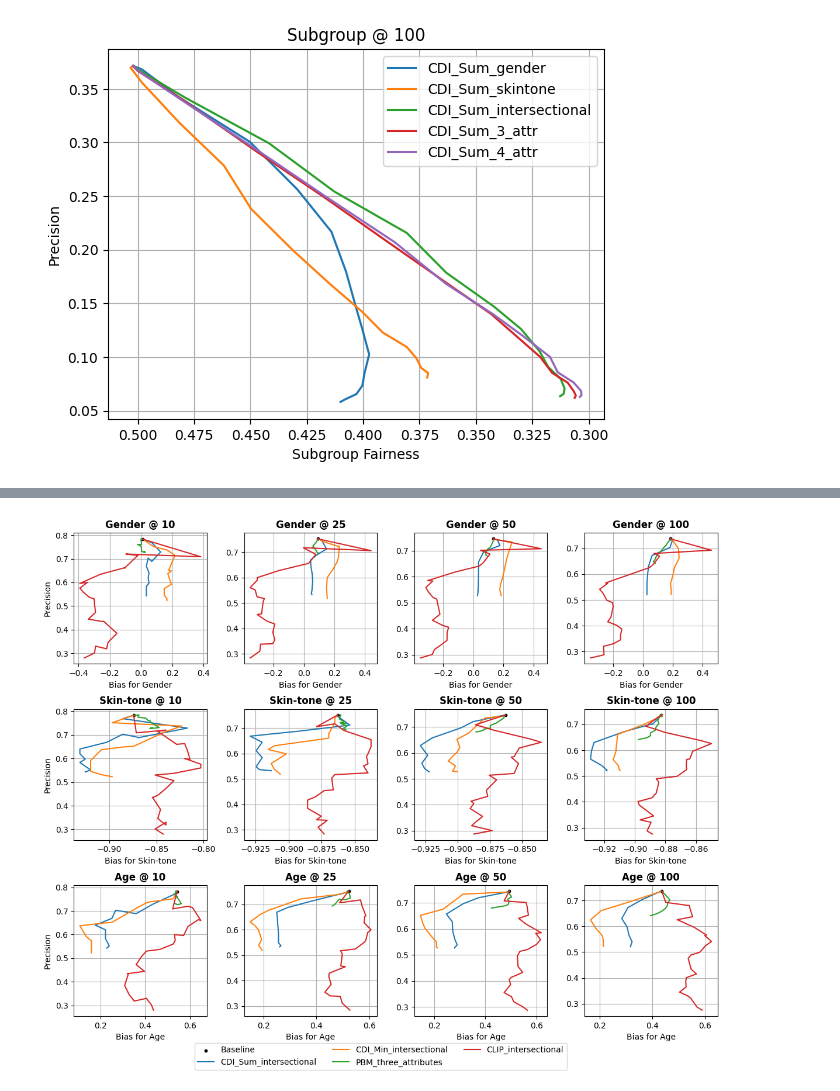
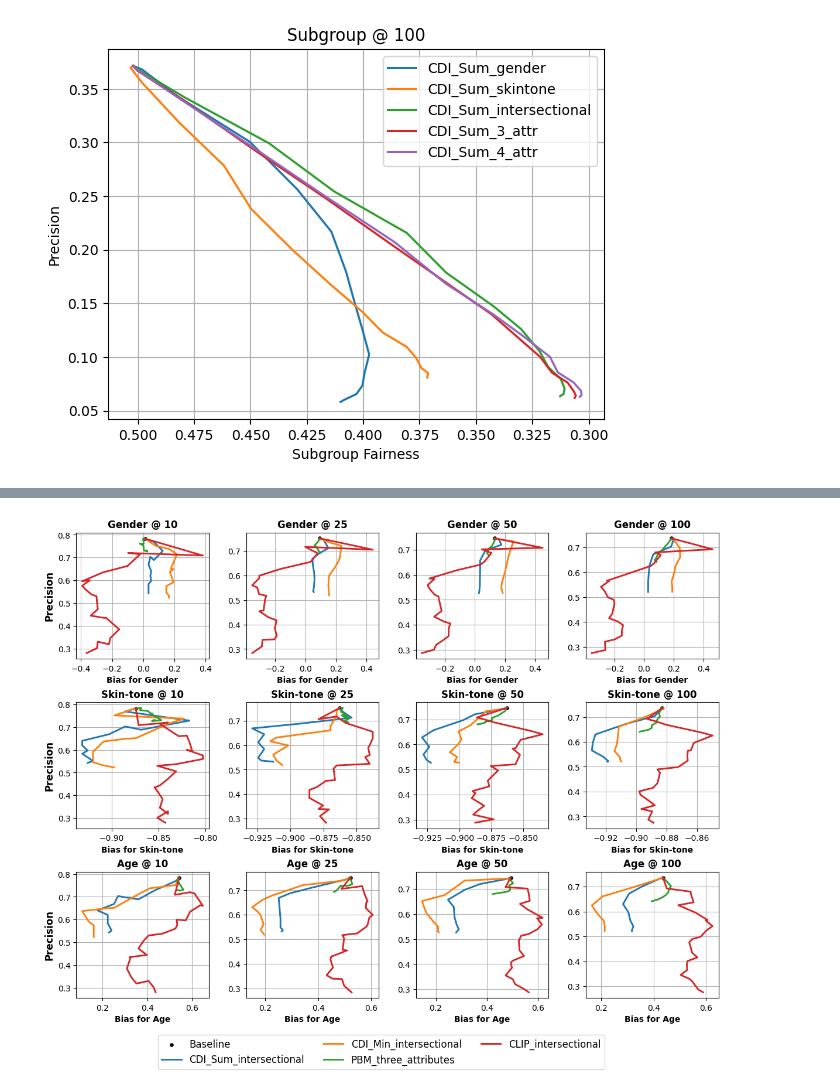
Before and after one commit to apg123/Thesis_CDI, a Jupyter notebook: plots.ipynb, the cells around one changed output, grey strips where cells are left out. Saved outputs shown, nothing was run; the diff lists cells and outputs as text; code cells hidden in the pictures.

```diff
--- a/plots.ipynb
+++ b/plots.ipynb
@@ -380,8 +380,8 @@ for i, k in enumerate(ks):
     ax[i].set_xlim(.8, 0)
     ax[i].grid(True)
     if j == 0:
-        ax[i].set_ylabel('Recall')
-    ax[i].set_xlabel('Gender Bias')
+        ax[i].set_ylabel('Recall', weight='bold', fontsize=12)
+    ax[i].set_xlabel('Gender Bias', weight='bold')
     for j, method in enumerate(methods):
         c = colors[j]
         data = giis[(giis['name'] == method) & (giis['k'] == k)]
@@ -391,12 +391,12 @@ for i, k in enumerate(ks):
             avg_c = avg_cats(data, "tol")
             #pareto_front = is_pareto_efficient_simple(avg_c, metric, 'Avg_Precision')
             pareto_points = avg_c #avg_c.iloc[pareto_front]
-            ax[i].plot(pareto_points['Avg_AbsBias_gender'], pareto_points['Avg_Recall'], label=method, c=c)
+            ax[i].plot(pareto_points['Avg_AbsBias_gender'], pareto_points['Avg_Recall'], label=method, c=c, linewidth=2.1)
 
     handles, labels = ax[i].get_legend_handles_labels()
-fig.legend(handles, labels, loc='lower center', ncols=4)
+fig.legend(handles, labels, loc='lower center', ncols=4, fontsize='large')
 fig.tight_layout(rect=[0, 0, 1.2, 1.2])
-fig.subplots_adjust(bottom=0.35)
+fig.subplots_adjust(bottom=0.42)
 fig.show()
 # %% [output]
 ['Baseline' 'CDI_Sum_gender' 'CDI_Sum_intersectional' 'CDI_Sum_skintone'
@@ -525,7 +488,7 @@ print(celeba_res['name'].unique())
 ks = [10, 25, 50, 100]
 titles = ['Gender', 'Skin-tone', 'Age', 'Subgroup Bias']
 metrics = ['Avg_AbsBias_Male', 'Avg_AbsBias_Pale_Skin', 'Avg_AbsBias_Young','Avg_Max_MC_Bias']
-core_methods = ['Baseline', 'CDI_Sum_4_attr', 'CDI_Min_4_attr', 'PBM_four_attributes', 'CLIP_add_concept', 'DebiasClip']
+core_methods = ['Baseline', 'CDI_Sum_4_attr', 'CDI_Min_4_attr', 'PBM_four_attributes', 'DebiasClip']
 fig, ax = plt.subplots(4, 4, figsize=(10, 10))
 
 for i in range(4):
@@ -538,11 +501,11 @@ for i in range(4):
         ax[i, j].set_xlim(1, 0)
         ax[i, j].grid(True)
         if j == 0:
-            ax[i, j].set_ylabel('Precision')
+            ax[i, j].set_ylabel('Precision', weight='bold', fontsize=12)
         if title == 'Subgroup Bias':
-            ax[i, j].set_xlabel('Max Subgroup Bias')
+            ax[i, j].set_xlabel('Max Subgroup Bias', weight='bold')
         else:
-            ax[i, j].set_xlabel(f'AbsBias for {title}')
+            ax[i, j].set_xlabel(f'AbsBias for {title}', weight='bold')
         for method in core_methods:
             data = celeba_res[(celeba_res['name'] == method) & (celeba_res['k'] == k)]
             if method in ['Baseline', 'DebiasClip']:
@@ -550,17 +513,17 @@ for i in range(4):
                     c = 'black'
                 if method == 'DebiasClip':
                     c = 'purple'
-                ax[i, j].scatter(np.mean(data[metric]), np.mean(data['Avg_Precision']), label=method, s=10, c=c)
+                ax[i, j].scatter(np.mean(data[metric]), np.mean(data['Avg_Precision']), label=method, s=14, c=c)
             else:
                 avg_c = data
                 #pareto_front = is_pareto_efficient_simple(avg_c, metric, 'Avg_Precision')
                 pareto_points = avg_c #avg_c.iloc[pareto_front]
-                ax[i, j].plot(pareto_points[metric], pareto_points['Avg_Precision'], label=method)
+                ax[i, j].plot(pareto_points[metric], pareto_points['Avg_Precision'], label=method, linewidth=2.1)
 
         handles, labels = ax[i, j].get_legend_handles_labels()
 
 fig.tight_layout(rect=[0, 0, 1.2, 1.2])
-fig.legend(handles, labels, loc='lower center', ncols=3)
+fig.legend(handles, labels, loc='lower center', ncols=3, fontsize='large')
 fig.subplots_adjust(bottom=0.12)
 fig.show()
 # %% [output]
@@ -583,38 +546,38 @@ fig, ax = plt.subplots(3, 4, figsize=(10, 8))
 
 for i in range(3):
     title = titles[i]
     metric = metrics[i]
     for j in range(4):
         k = ks[j]
         ax[i, j].set_title(f'{title} @ {k}', weight='bold')
         #ax[i, j].set_ylim(0, 1)
         #ax[i, j].set_xlim(1, 0)
         ax[i, j].grid(True)
         if j == 0:
-            ax[i, j].set_ylabel('Precision')
+            ax[i, j].set_ylabel('Precision', weight='bold', fontsize=12)
         if title == 'Subgroup Bias':
-            ax[i, j].set_xlabel('Max Subgroup Bias')
+            ax[i, j].set_xlabel('Max Subgroup Bias', weight='bold')
         else:
-            ax[i, j].set_xlabel(f'Bias for {title}')
+            ax[i, j].set_xlabel(f'Bias for {title}', weight='bold')
         for method in core_methods:
             data = celeba_res[(celeba_res['name'] == method) & (celeba_res['k'] == k)]
             if method in ['Baseline', 'DebiasClip']:
                 if method == 'Baseline':
                     c = 'black'
                 if method == 'DebiasClip':
                     c = 'purple'
-                ax[i, j].scatter(np.mean(data[metric]), np.mean(data['Avg_Precision']), label=method, s=10, c=c)
+                ax[i, j].scatter(np.mean(data[metric]), np.mean(data['Avg_Precision']), label=method, s=14, c=c)
             else:
                 avg_c = avg_cats(data, "tol")
                 #pareto_front = is_pareto_efficient_simple(avg_c, metric, 'Avg_Precision')
                 pareto_points = avg_c #avg_c.iloc[pareto_front]
-                ax[i, j].plot(pareto_points[metric], pareto_points['Avg_Precision'], label=method)
+                ax[i, j].plot(pareto_points[metric], pareto_points['Avg_Precision'], label=method, linewidth=2.1)
 
         handles, labels = ax[i, j].get_legend_handles_labels()
 
 fig.tight_layout(rect=[0, 0, 1.2, 1.2])
-fig.legend(handles, labels, loc='lower center', ncols=3)
-fig.subplots_adjust(bottom=0.12)
+fig.legend(handles, labels, loc='lower center', ncols=3, fontsize='large')
+fig.subplots_adjust(bottom=0.16)
 fig.show()
 # %% [output]
-[figure, old version]
+[figure, new version]
```
Also changed, not shown: parts of 18 cells of this notebook, 33 other files.
